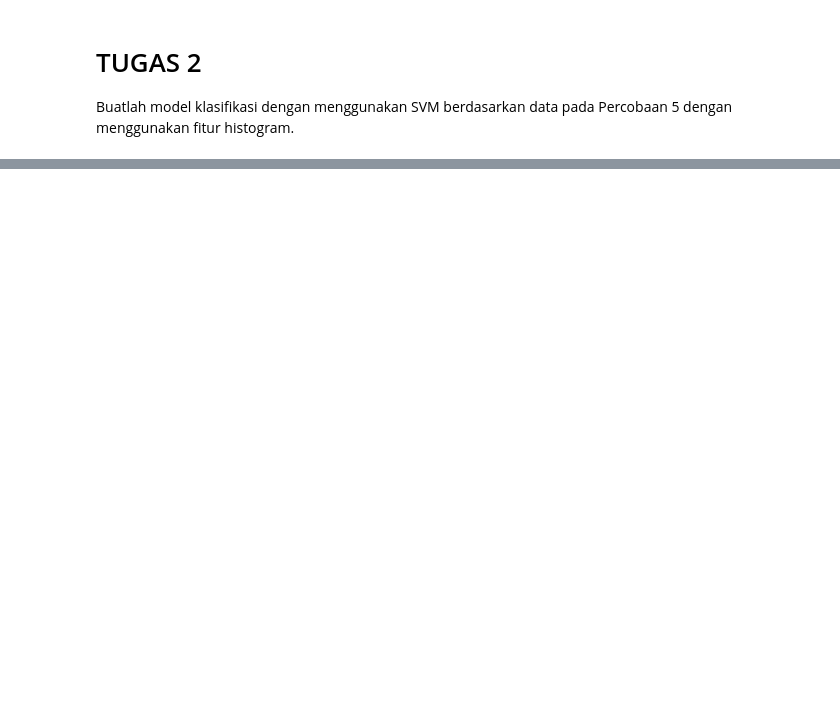
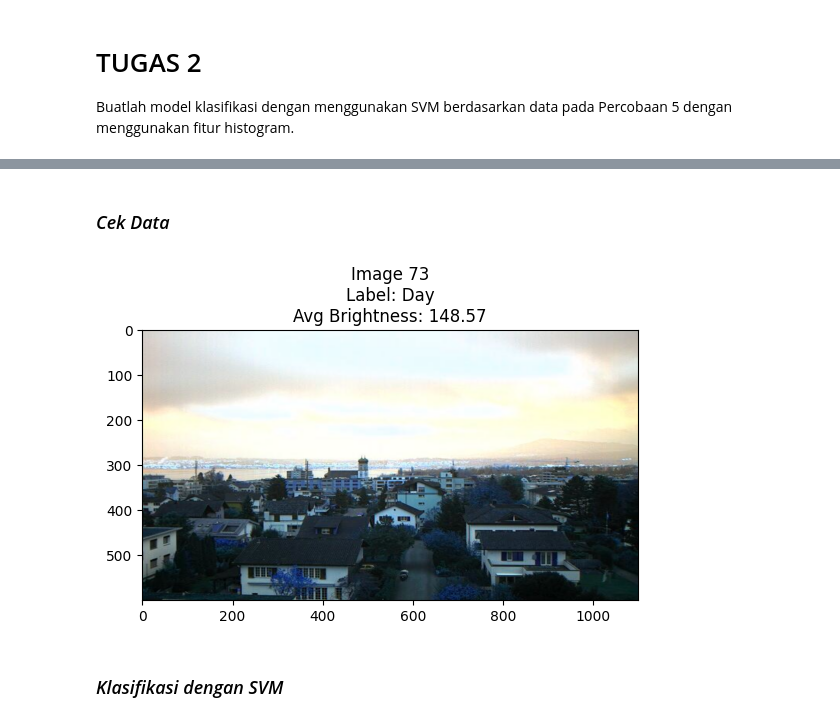
Before and after one commit to sandradevia/Machine_Learning_2024, a Jupyter notebook: Jobsheet4/tugas2.ipynb, the cells around one changed output, grey strips where cells are left out. Saved outputs shown, nothing was run; the diff lists cells and outputs as text; code cells hidden in the pictures; blank space fills up the shorter version.

```diff
--- a/Jobsheet4/tugas2.ipynb
+++ b/Jobsheet4/tugas2.ipynb
@@ -75,0 +174,12 @@ AttributeError: 'str' object has no attribute 'glob'
+# %%
+def brightness_histogram(image):
+    # Konversi gambar ke grayscale
+    gray = cv2.cvtColor(image, cv2.COLOR_RGB2GRAY)
+
+    # Hitung histogram grayscale
+    hist = cv2.calcHist([gray], [0], None, [256], [0, 256])
+
+    # Nilai rata-rata kecerahan
+    avg_brightness = np.mean(gray)
+
+    return hist, avg_brightness
@@ -75,0 +219,24 @@ AttributeError: 'str' object has no attribute 'glob'
+# %% [markdown]
+### *Cek Data*
+# %%
+def check_random_brightness(img_list):
+    rand_num = np.random.randint(0, len(img_list))
+    img = img_list[rand_num][0]
+    label = img_list[rand_num][1]
+
+    # Konversi gambar ke RGB jika diperlukan
+    img_rgb = cv2.cvtColor(img, cv2.COLOR_BGR2RGB)
+
+    hist, avg_brightness = brightness_histogram(img_rgb)
+
+    # Tampilkan gambar
+    plt.imshow(img_rgb)
+    plt.title(f'Image {rand_num + 1}\nLabel: {"Day" if label == 1 else "Night"}\nAvg Brightness: {avg_brightness:.2f}')
+    plt.show()
+
+# Pengecekan pada gambar acak
+check_random_brightness(train_std_img_list)
+# %% [output]
+[figure, added]
+# %% [markdown]
+### *Klasifikasi dengan SVM*
```
Also changed, not shown: parts of 48 cells of this notebook.
